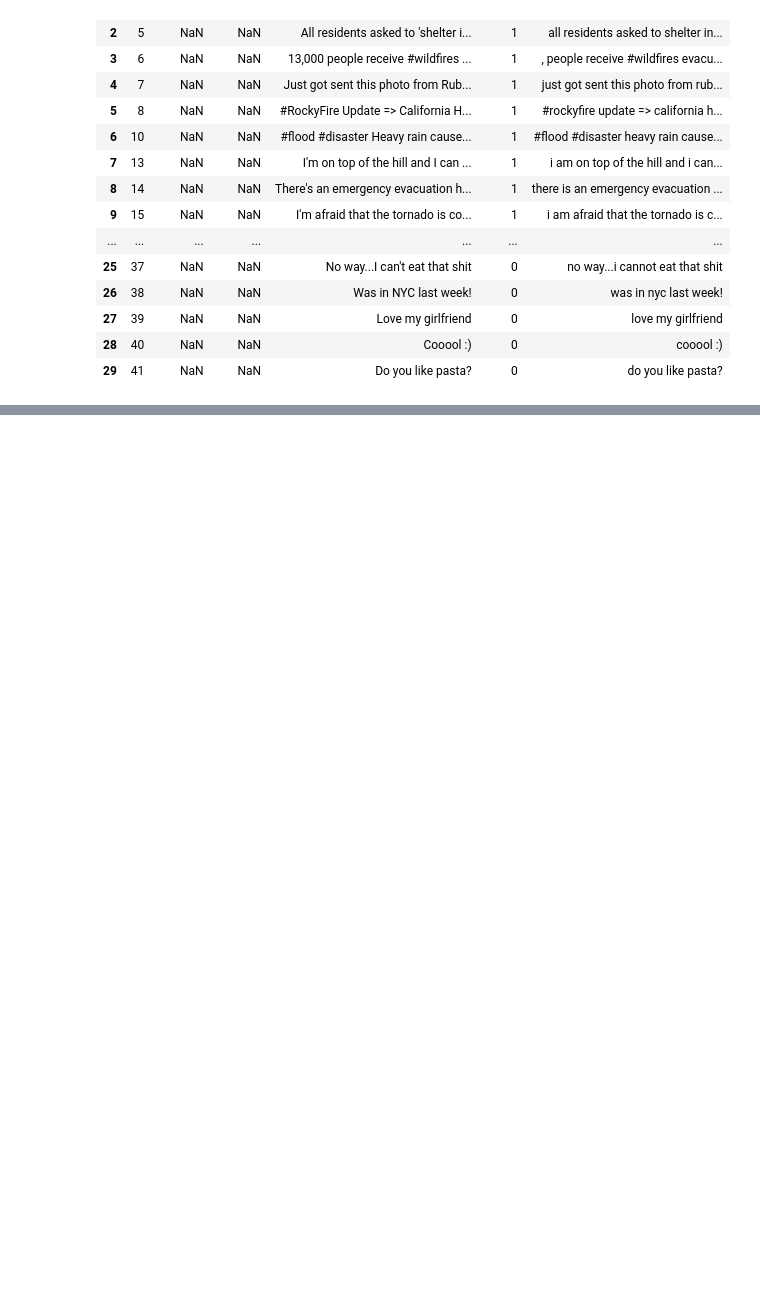
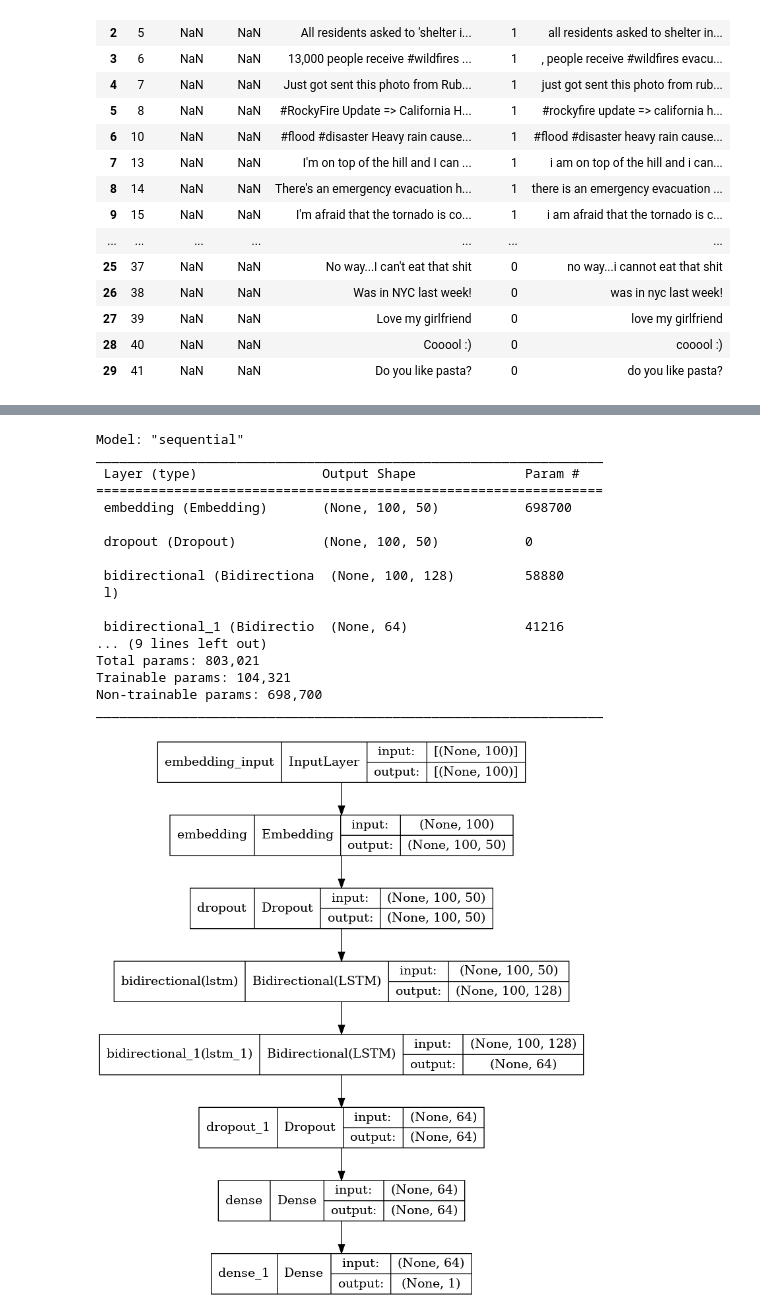
Before and after one commit to LRozeboom/nlp_disaster, a Jupyter notebook: disaster_analysis_tensorflow.ipynb, the cells around one changed output, grey strips where cells are left out. Cells and saved outputs as stored; diff of their text form; code cells hidden in the pictures; blank space fills up the shorter version.

```diff
--- a/disaster_analysis_tensorflow.ipynb
+++ b/disaster_analysis_tensorflow.ipynb
@@ -524,0 +461,16 @@ tokenizer.word_index
+# %%
+embeddings_index = {}
+f = open('glove.6B.50d.txt')
+for line in tqdm(f):
+    values = line.split(' ')
+    word = values[0]
+    coefs = np.asarray(values[1:],dtype = 'float32')
+    embeddings_index[word] = coefs
+# %%
+embedding_matrix = np.zeros((len(word_index)+1,embedding_dim))
+for word,i in tqdm(word_index.items()):
+    embedding_vector = embeddings_index.get(word)
+    if embedding_vector is not None:
+        embedding_matrix[i] = embedding_vector
+
+embedding_matrix[:5]
@@ -532,23 +514,24 @@ val_padded=pad_sequences(val_seq,maxlen=max_length, padding=padding_type, trunca
 # %%
+#bert_layer = hub.KerasLayer('https://tfhub.dev/tensorflow/bert_en_uncased_L-12_H-768_A-12/1', trainable=True)
+#bert_layer=hub.KerasLayer(module_url, trainable=True, name='BERT')
+#bert_preprocessing=hub.KerasLayer(tfhub_handle_preprocess, trainable=True, name='vectorizing')
 
-# module_url = "https://tfhub.dev/tensorflow/bert_en_uncased_L-24_H-1024_A-16/1"
-# tfhub_handle_preprocess = 'https://tfhub.dev/tensorflow/bert_en_uncased_preprocess/3'
-
-
-# bert_layer=hub.KerasLayer(module_url, trainable=True, name='BERT')
-# bert_preprocessing=hub.KerasLayer(tfhub_handle_preprocess, trainable=True, name='vectorizing')
 
 
 model=tf.keras.Sequential([
-    tf.keras.layers.Embedding(vocab_size,embedding_dim,input_length=max_length,mask_zero=True),
-    tf.keras.layers.Bidirectional(tf.keras.layers.LSTM(16,return_sequences=True)),
-    tf.keras.layers.Bidirectional(tf.keras.layers.LSTM(8,return_sequences=True)),
-    tf.keras.layers.Dropout(0.2),
-    tf.keras.layers.GlobalMaxPool1D(),
-    tf.keras.layers.Dropout(0.2),
-    tf.keras.layers.Dense(8, activation='relu'),
-    tf.keras.layers.Dropout(0.2),
-    tf.keras.layers.Dense(1)
+    tf.keras.layers.Embedding(len(word_index) + 1,embedding_dim,weights = [embedding_matrix],input_length=max_length,trainable = False), #must not be trainable as we use pretrained Glove embeddings
+    #tf.keras.layers.Embedding(vocab_size,embedding_dim,input_length=max_length,mask_zero=True),
+    tf.keras.layers.Dropout(0.5),
+    tf.keras.layers.Bidirectional(tf.keras.layers.LSTM(64,return_sequences=True)),
+    tf.keras.layers.Bidirectional(tf.keras.layers.LSTM(32)),
+    tf.keras.layers.Dropout(0.5),
+    tf.keras.layers.Dense(64, activation='relu'),
+    tf.keras.layers.Dense(1,activation='sigmoid')
 ])
+
+
 model.compile(loss='binary_crossentropy',optimizer='adam',metrics=['accuracy'])
+model.summary()
+
+tf.keras.utils.plot_model(model, show_shapes=True)
 # %% [output]
@@ -556,0 +541,18 @@ FileNotFoundError: Op type not registered 'CaseFoldUTF8' in binary running on st
+Model: "sequential"
+_________________________________________________________________
+ Layer (type)                Output Shape              Param #
+=================================================================
+ embedding (Embedding)       (None, 100, 50)           698700
+
+ dropout (Dropout)           (None, 100, 50)           0
+
+ bidirectional (Bidirectiona  (None, 100, 128)         58880
+ l)
+
+ bidirectional_1 (Bidirectio  (None, 64)               41216
+... (9 lines left out)
+Total params: 803,021
+Trainable params: 104,321
+Non-trainable params: 698,700
+_________________________________________________________________
+[figure, added]
```
Also changed, not shown: parts of 19 cells of this notebook, 4 other files.
